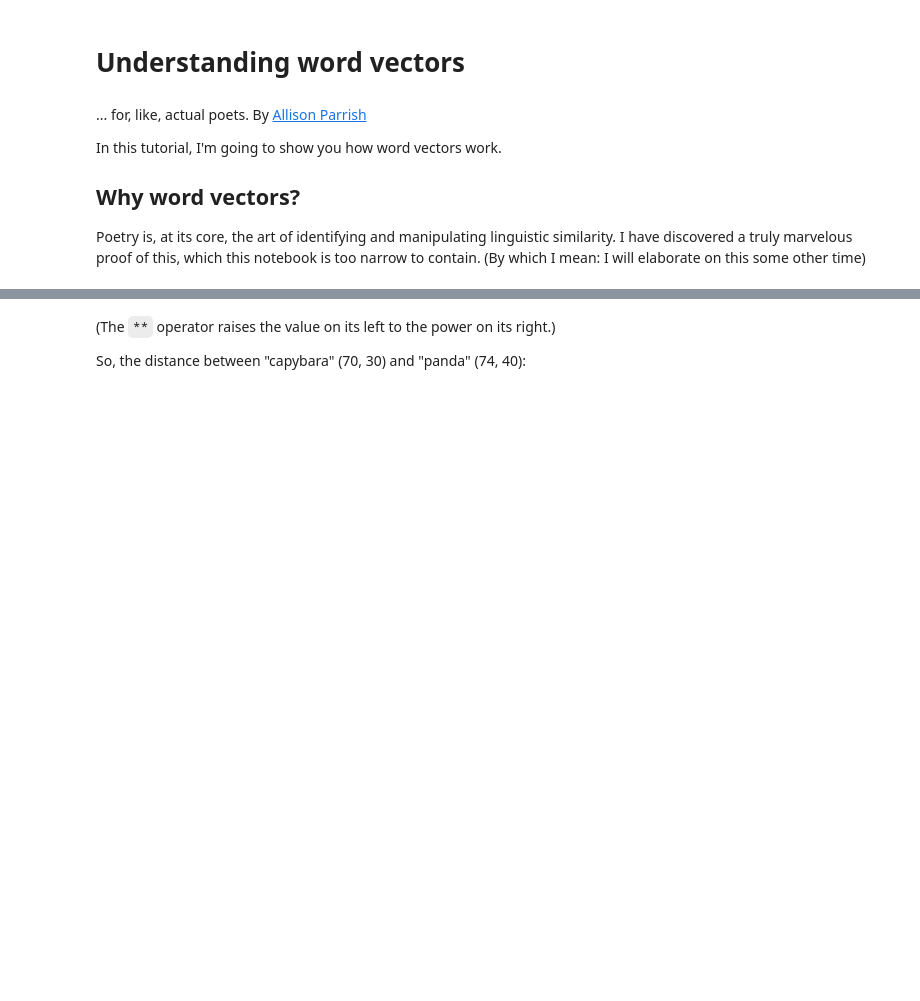
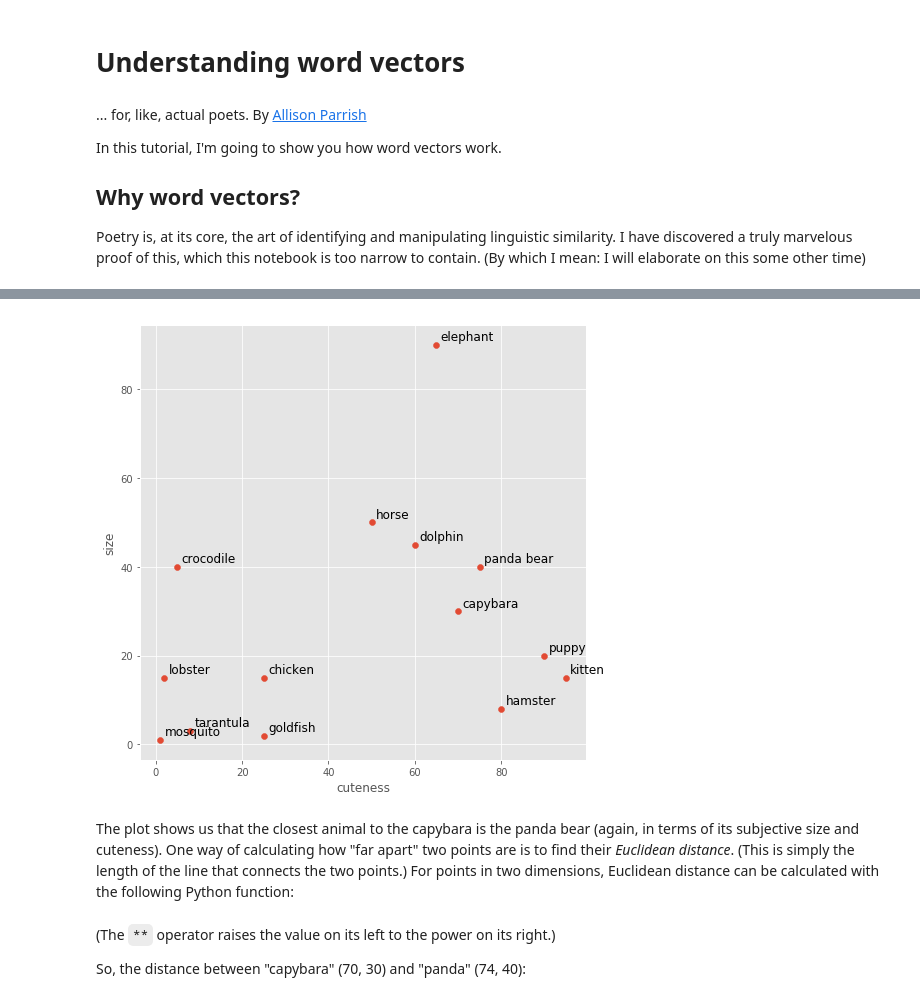
Before and after one commit to aparrish/rwet, a Jupyter notebook: understanding-word-vectors.ipynb, the cells around one changed output, grey strips where cells are left out. Cells and saved outputs as stored; diff of their text form; code cells hidden in the pictures; blank space fills up the shorter version.

```diff
--- a/understanding-word-vectors.ipynb
+++ b/understanding-word-vectors.ipynb
@@ -1,5 +1,13 @@
 # %% [markdown]
 # Understanding word vectors
+# %%
+%matplotlib inline
+import pandas as pd
+import numpy as np
+import matplotlib.pyplot as plt
+pd.set_option('max_rows', 25)
+plt.style.use('ggplot')
+plt.rcParams["figure.figsize"] = (10, 4)
 # %% [markdown]
 ... for, like, actual poets. By [Allison Parrish](http://www.decontextualize.com/)
 
@@ -10,0 +23,19 @@ Poetry is, at its core, the art of identifying and manipulating linguistic simil
+# %%
+animals = [
+    {'name': 'kitten', 'cuteness': 95, 'size': 15},
+    {'name': 'hamster', 'cuteness': 80, 'size': 8},
+    {'name': 'tarantula', 'cuteness': 8, 'size': 3},
+    {'name': 'puppy', 'cuteness': 90, 'size': 20},
+    {'name': 'crocodile', 'cuteness': 5, 'size': 40},
+    {'name': 'dolphin', 'cuteness': 60, 'size': 45},
+    {'name': 'panda bear', 'cuteness': 75, 'size': 40},
+    {'name': 'lobster', 'cuteness': 2, 'size': 15},
+    {'name': 'capybara', 'cuteness': 70, 'size': 30},
+    {'name': 'elephant', 'cuteness': 65, 'size': 90},
+    {'name': 'mosquito', 'cuteness': 1, 'size': 1},
+    {'name': 'goldfish', 'cuteness': 25, 'size': 2},
+    {'name': 'horse', 'cuteness': 50, 'size': 50},
+    {'name': 'chicken', 'cuteness': 25, 'size': 15}
+]
+# %%
+animal_lookup = {item['name']: (item['cuteness'], item['size']) for item in animals}
@@ -25,2 +68,15 @@ The plot shows us that the closest animal to the capybara is the panda bear (aga
+# %%
+plt.figure(figsize=(8, 8))
+plt.scatter([item[0] for item in animal_lookup.values()],
+            [item[1] for item in animal_lookup.values()])
+plt.xlabel('cuteness')
+plt.ylabel('size')
+for label, (cute, size) in animal_lookup.items():
+    plt.text(cute+1, size+1, label, fontsize=12)
+plt.show()
+# %% [output]
+[figure, added]
+# %% [markdown]
+The plot shows us that the closest animal to the capybara is the panda bear (again, in terms of its subjective size and cuteness). One way of calculating how "far apart" two points are is to find their *Euclidean distance*. (This is simply the length of the line that connects the two points.) For points in two dimensions, Euclidean distance can be calculated with the following Python function:
 # %%
 import math
```
Also changed, not shown: parts of 126 cells of this notebook.
